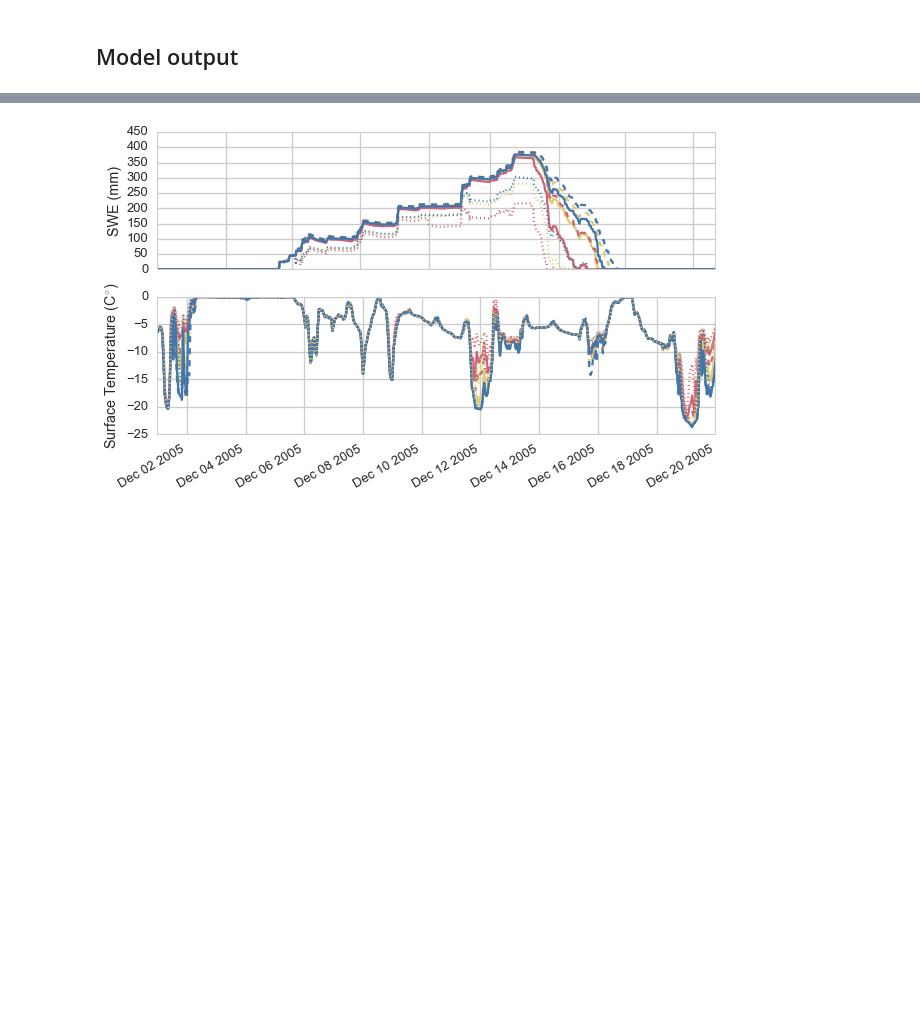
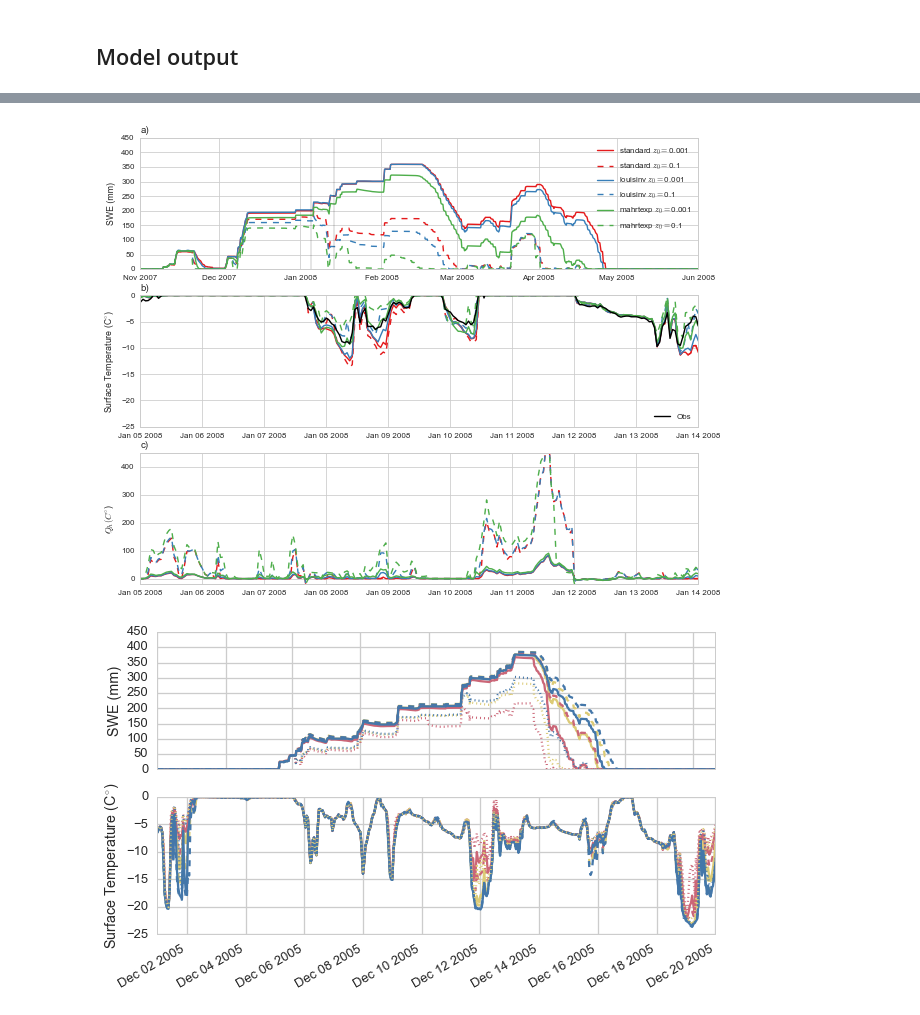
Before and after one commit to klapo/ModTsfc, a Jupyter notebook: ModTsfc.summaResults.SWE.ipynb, the cells around one changed output, grey strips where cells are left out. Drawn from its saved outputs; the diff is of its cells as text; code cells hidden in the pictures; blank space fills up the shorter version.

Commit message:
Notebook for creating SWE graphs. Updated for most recent runs.

```diff
--- a/ModTsfc.summaResults.SWE.ipynb
+++ b/ModTsfc.summaResults.SWE.ipynb
@@ -25,7 +25,7 @@ import turbpy
 
 # Customize
 sns.set_style("whitegrid")
-sns.set_context('talk')
+sns.set_context('paper')
 %matplotlib inline
 # %%
 # --------------------------------------------------------------------------------------------------------------------
@@ -211,3 +272,69 @@ fig.autofmt_xdate()
+# %%
+fig, axes = plt.subplots(3, 1, figsize= (10, 8), sharex=False)
+ax = axes[0]
+ds = results['CDP']
+ds = ds.swap_dims({'expID': 'exp'}).sel(exp='stability').swap_dims({'exp': 'expID'})
+color = sns.color_palette('Set1')
+c = {'standard': color[0], 'louisinv': color[1], 'mahrtexp': color[2]}
+title = {'standard': 'Anderson', 'louisinv': 'Louis', 'mahrtexp': 'Marht'}
+
+# SWE
+for e in ds.expID:
+    if 'Mid' in str(ds.sel(expID=e).expID.values):
+        continue
+    elif 'Low' in str(ds.sel(expID=e).expID.values):
+        label = str(ds.sel(expID=e).family.values) + ' $z_0=$' + str(0.001)
+        ls = '-'
+    elif 'High' in str(ds.sel(expID=e).expID.values):
+        label = str(ds.sel(expID=e).family.values) + ' $z_0=$' + str(0.1)
+        ls = '--'
+    ax.plot(ds.time, ds.sel(expID=e).scalarSWE.values, label=label, ls=ls, color=c[str(ds.sel(expID=e).family.values)])
+ax.legend()
+ax.plot([datetime(2008, 1, 5), datetime(2008, 1, 5)], [0, 450], 'k', linewidth=0.2)
+ax.plot([datetime(2008, 1, 14), datetime(2008, 1, 14)], [0, 450], 'k', linewidth=0.2)
+ax.set_xlim(datetime(2007, 11, 1), datetime(2008, 6, 1))
+ax.set_ylabel('SWE (mm)')
+ax.set_title('a)', loc='left')
+
+# Tsurf
+ax = axes[1]
+for e in ds.expID:
+    if 'Mid' in str(ds.sel(expID=e).expID.values):
+        continue
+    elif 'Low' in str(ds.sel(expID=e).expID.values):
+        ls = '-'
+    elif 'High' in str(ds.sel(expID=e).expID.values):
+        ls = '--'
+    ax.plot(ds.time, ds.sel(expID=e).scalarSurfaceTemp.values - 273.15,
+            ls=ls, color=c[str(ds.sel(expID=e).family.values)])
+ax.plot(CDPforce.time, CDPforce.Tsrf, color='k', label='Obs')
+ax.legend(loc='lower right')
+ax.set_xlim(datetime(2008, 1, 5), datetime(2008, 1, 14))
+ax.set_ylabel('Surface Temperature (C$^{\circ}$)')
+ax.set_ylim(-25, 0)
+ax.set_title('b)', loc='left')
+
+# Qh
+ax = axes[2]
+for e in ds.expID:
+    if 'Mid' in str(ds.sel(expID=e).expID.values):
+        continue
+    elif 'Low' in str(ds.sel(expID=e).expID.values):
+        ls = '-'
+    elif 'High' in str(ds.sel(expID=e).expID.values):
+        ls = '--'
+    ax.plot(ds.time, ds.sel(expID=e).scalarSenHeatTotal.values,
+            ls=ls, color=c[str(ds.sel(expID=e).family.values)])
+ax.legend(loc='lower right')
+ax.set_xlim(datetime(2008, 1, 5), datetime(2008, 1, 14))
+ax.set_ylim(-20, 450)
+ax.set_ylabel('$Q_h (C^{\circ}$)')
+ax.set_title('c)', loc='left')
+
+os.chdir(dirPrint)
+fig.savefig('CDP.Tsfc_SWE.TimeSeries.WY2008.pdf')
+# %% [output]
+[figure, added]
 # %%
 fig, axes = plt.subplots(2, 1, figsize= (10, 6))
 ax = axes[0]
```
Also changed, not shown: parts of 20 cells of this notebook.
